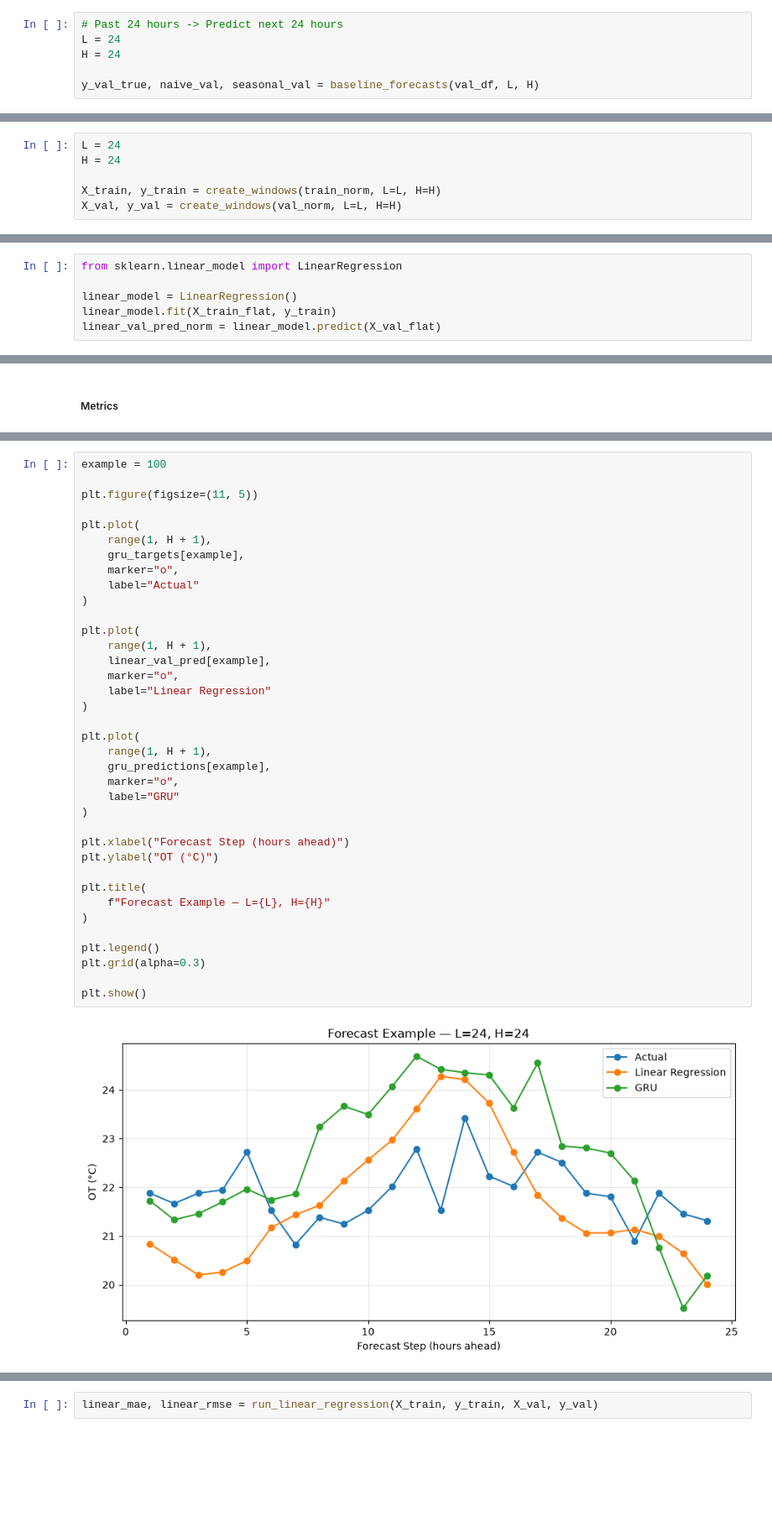
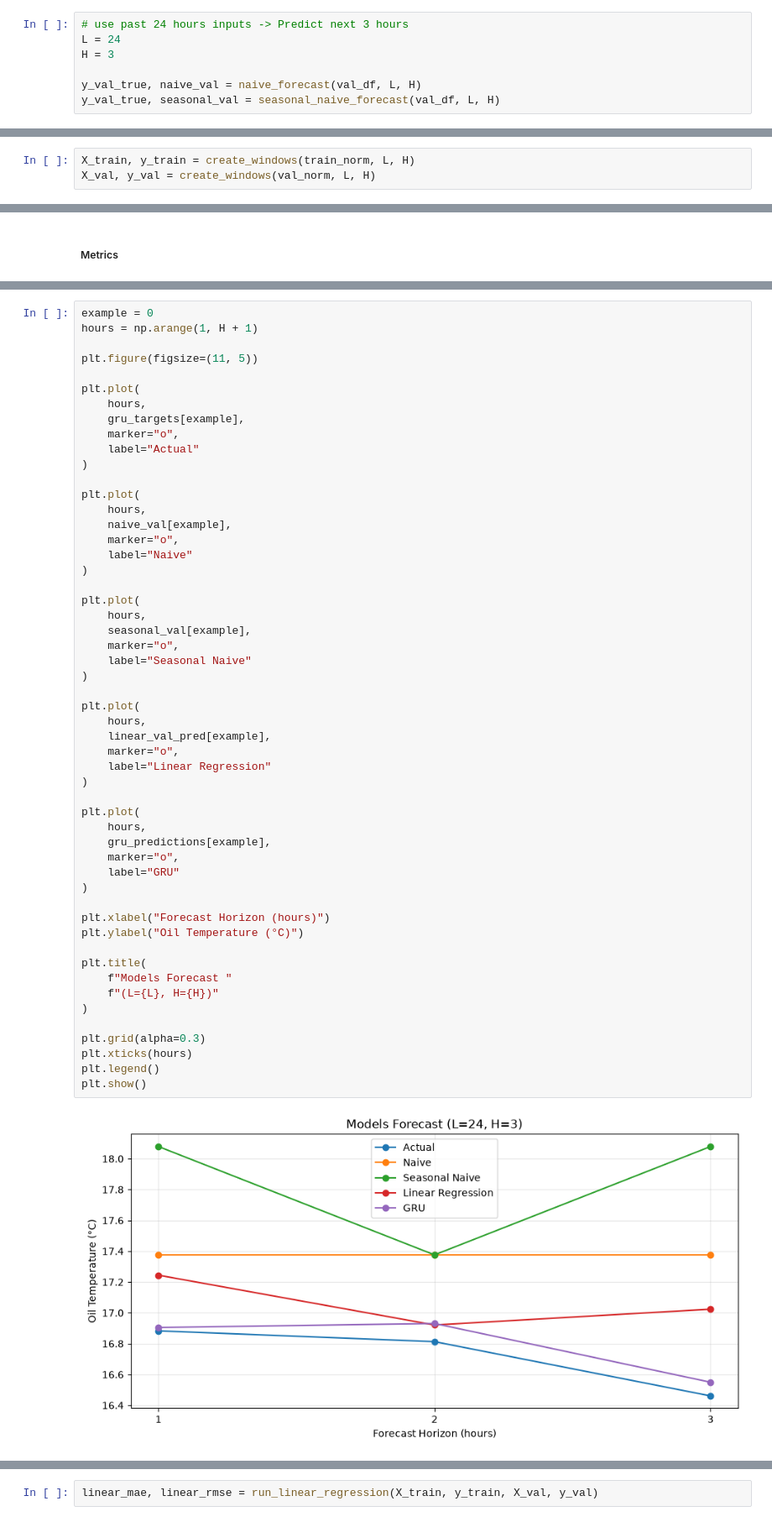
Before and after one commit to itskimheng/IAI_Lab_Intro_Assignment_2, a Jupyter notebook: main.ipynb, the cells around one changed output, grey strips where cells are left out. Shown at 84% size. Drawn from its saved outputs; the diff is of its cells as text; blank space fills up the shorter version.

```diff
--- a/main.ipynb
+++ b/main.ipynb
@@ -487,9 +526,10 @@ def baseline_forecasts(data, L, H):
 # %%
-# Past 24 hours -> Predict next 24 hours
+# use past 24 hours inputs -> Predict next 3 hours
 L = 24
-H = 24
+H = 3
 
-y_val_true, naive_val, seasonal_val = baseline_forecasts(val_df, L, H)
+y_val_true, naive_val = naive_forecast(val_df, L, H)
+y_val_true, seasonal_val = seasonal_naive_forecast(val_df, L, H)
 # %%
 print("Actual shape:", y_val_true.shape)
 print("Naive shape:", naive_val.shape)
@@ -677,11 +718,8 @@ def create_windows(data, L, H):
         np.array(y, dtype=np.float32)
     )
 # %%
-L = 24
-H = 24
-
-X_train, y_train = create_windows(train_norm, L=L, H=H)
-X_val, y_val = create_windows(val_norm, L=L, H=H)
+X_train, y_train = create_windows(train_norm, L, H)
+X_val, y_val = create_windows(val_norm, L, H)
 # %%
 print("X_train:", X_train.shape)
 print("y_train:", y_train.shape)
@@ -709,8 +753,2 @@ Flattened: (8713, 168)
 # %% [markdown]
 ##### Model Training
-# %%
-from sklearn.linear_model import LinearRegression
-
-linear_model = LinearRegression()
-linear_model.fit(X_train_flat, y_train)
-linear_val_pred_norm = linear_model.predict(X_val_flat)
@@ -1151,40 +1316,56 @@ model_results.round(4)
 # %%
-example = 100
+example = 0
+hours = np.arange(1, H + 1)
 
 plt.figure(figsize=(11, 5))
 
 plt.plot(
-    range(1, H + 1),
+    hours,
     gru_targets[example],
     marker="o",
     label="Actual"
 )
 
 plt.plot(
-    range(1, H + 1),
+    hours,
+    naive_val[example],
+    marker="o",
+    label="Naive"
+)
+
+plt.plot(
+    hours,
+    seasonal_val[example],
+    marker="o",
+    label="Seasonal Naive"
+)
+
+plt.plot(
+    hours,
     linear_val_pred[example],
     marker="o",
     label="Linear Regression"
 )
 
 plt.plot(
-    range(1, H + 1),
+    hours,
     gru_predictions[example],
     marker="o",
     label="GRU"
 )
 
-plt.xlabel("Forecast Step (hours ahead)")
-plt.ylabel("OT (°C)")
+plt.xlabel("Forecast Horizon (hours)")
+plt.ylabel("Oil Temperature (°C)")
 
 plt.title(
-    f"Forecast Example — L={L}, H={H}"
+    f"Models Forecast "
+    f"(L={L}, H={H})"
 )
 
+plt.grid(alpha=0.3)
+plt.xticks(hours)
 plt.legend()
-plt.grid(alpha=0.3)
-
 plt.show()
 # %% [output]
-[figure, old version]
+[figure, new version]
 # %% [markdown]
```
Also changed, not shown: parts of 44 cells of this notebook.
